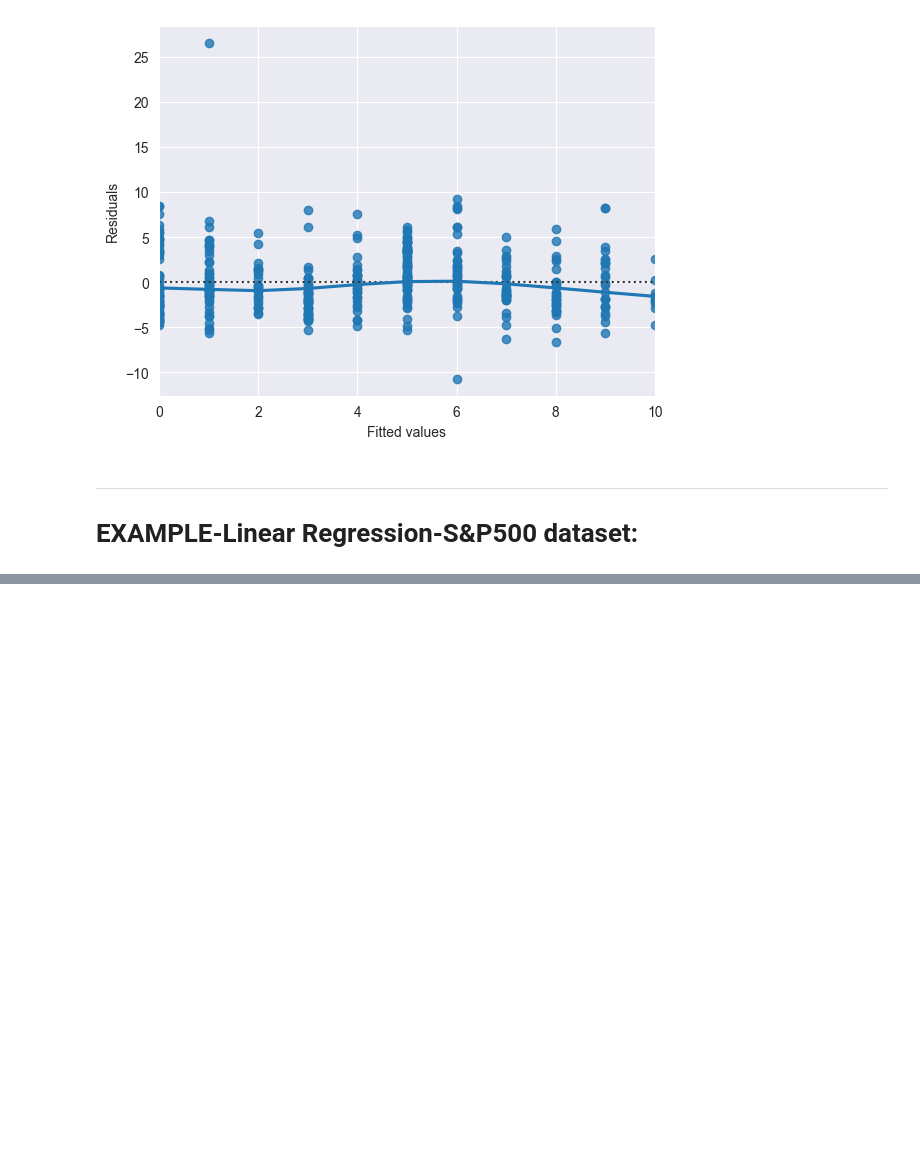
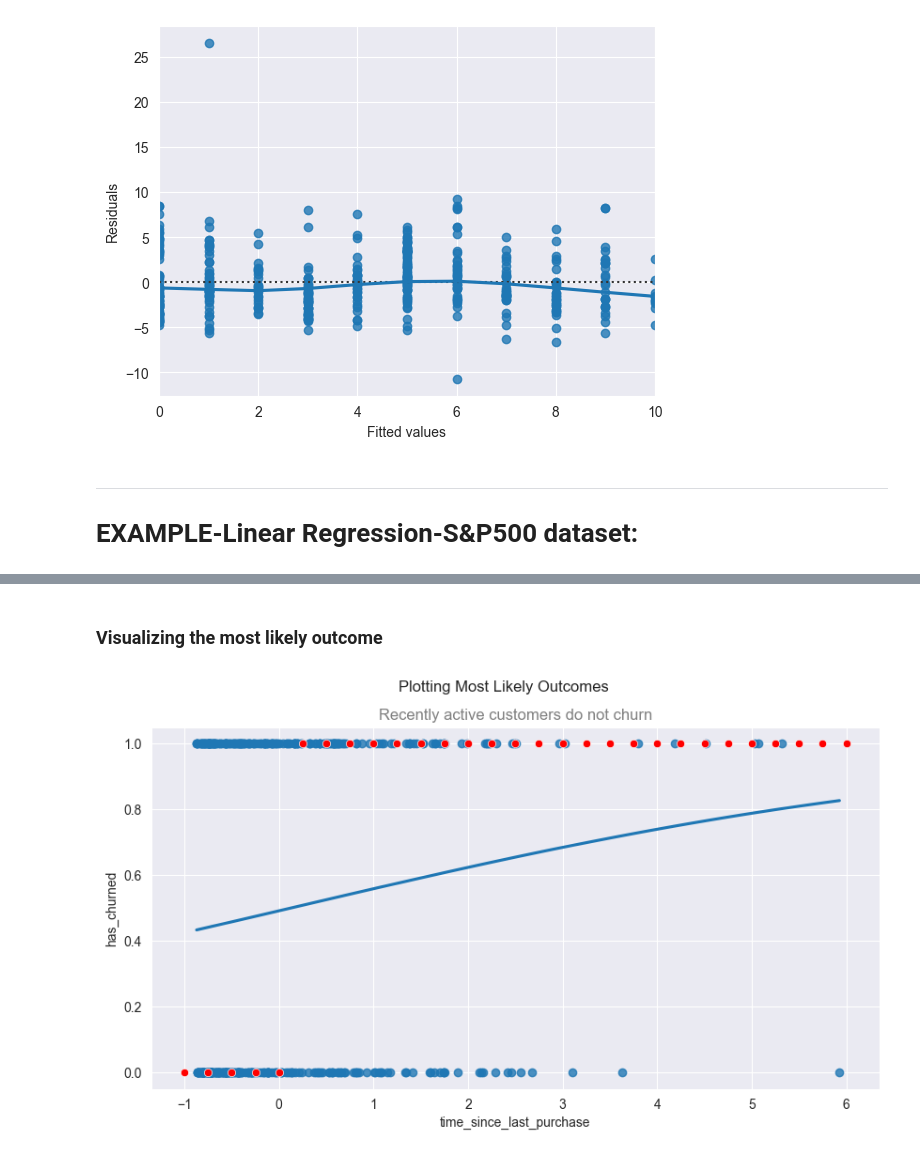
Before and after one commit to abhijeet-bhambere/python-ml-trail, a Jupyter notebook: regression-basics.ipynb, the cells around one changed output, grey strips where cells are left out. Drawn from its saved outputs; the diff is of its cells as text; code cells hidden in the pictures; blank space fills up the shorter version.

```diff
--- a/regression-basics.ipynb
+++ b/regression-basics.ipynb
@@ -1168,0 +1266,3 @@ ____
+# %%
+churn_predictions["most_likely_outcome"] = np.round(churn_predictions["has_churned"])
+churn_predictions.head()
@@ -1168,0 +1276,11 @@ ____
+# %% [markdown]
+### Visualizing the most likely outcome
+# %%
+fig = plt.figure(figsize=(10,5))
+sns.regplot(x="time_since_last_purchase", y="has_churned", data=churn_df, ci=None, logistic=True)
+sns.scatterplot(x="time_since_last_purchase" , y="most_likely_outcome", data=churn_predictions, color="red")
+plt.suptitle("Plotting Most Likely Outcomes")
+plt.title("Recently active customers do not churn", color="grey")
+plt.show()
+# %% [output]
+[figure, added]
```
Also changed, not shown: parts of 21 cells of this notebook.
